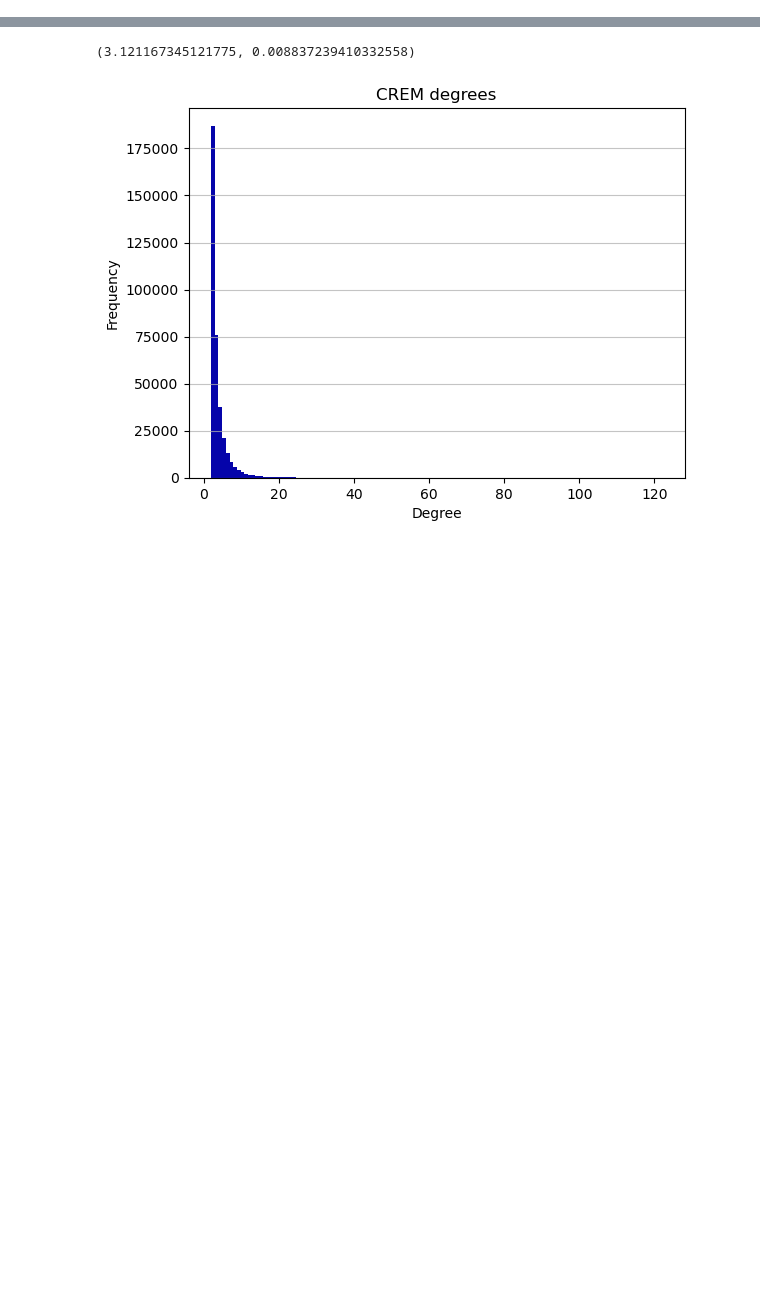
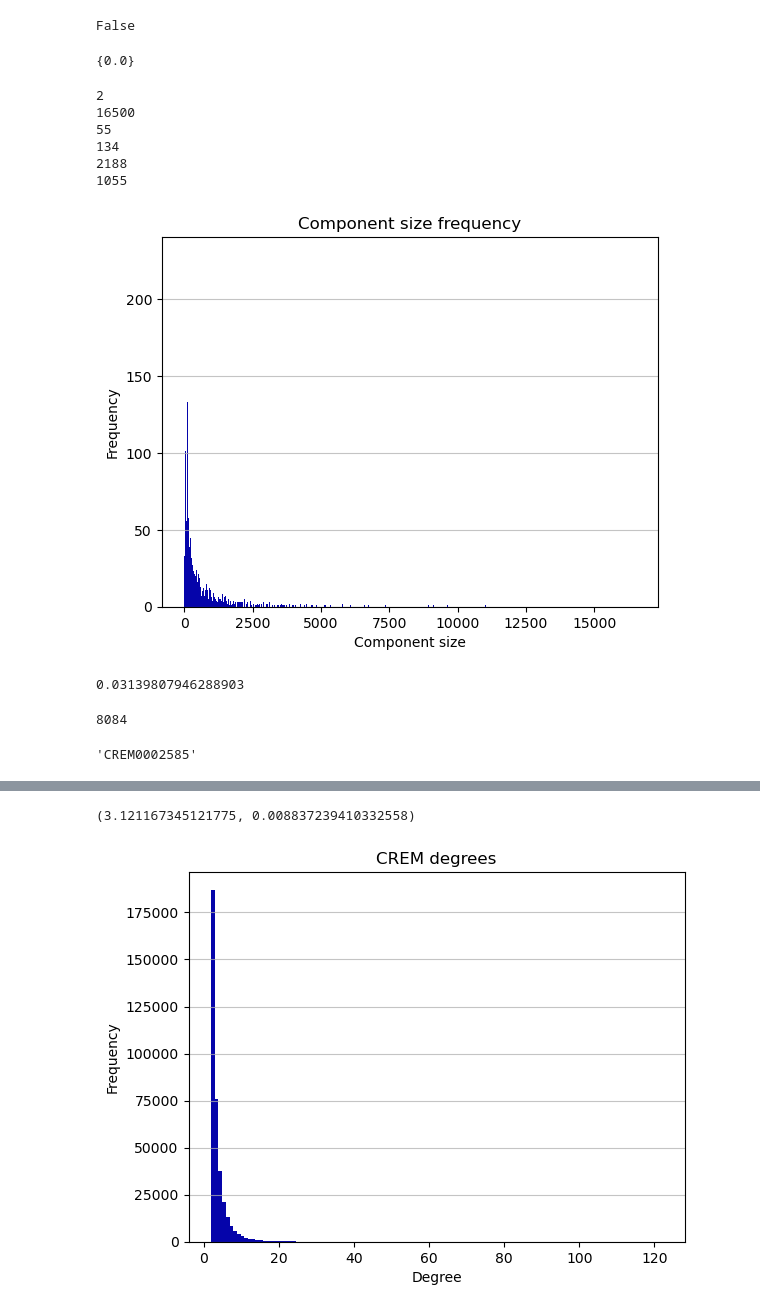
Before and after one commit to biomedbigdata/REMnet, a Jupyter notebook: networkAnalysis.ipynb, the cells around one changed output, grey strips where cells are left out. Drawn from its saved outputs; the diff is of its cells as text; code cells hidden in the pictures; blank space fills up the shorter version.

```diff
--- a/networkAnalysis.ipynb
+++ b/networkAnalysis.ipynb
@@ -36,0 +20,6 @@ len(e_set)
+# %%
+g.set_directed(False)
+# %%
+g.is_directed()
+# %% [output]
+False
@@ -36,0 +30,29 @@ len(e_set)
+# %%
+set(ec[2])
+# %% [output]
+{0.0}
+# %%
+comp, hist = label_components(g)
+# %%
+print(min(hist))
+print(max(hist))
+print(most_frequent(list(hist)))
+print(list(hist).count(55))
+print(len(set(comp)))
+print(len(set(hist)))
+# %% [output]
+2
+16500
+55
+134
+2188
+1055
+# %%
+plt.hist(list(hist), bins = 980,  color='#0504aa')
+plt.grid(axis='y', alpha=0.75)
+plt.xlabel('Component size')
+plt.ylabel('Frequency')
+plt.title('Component size frequency')
+plt.savefig("../data/figures/comp_size_freq.png")
+# %% [output]
+[figure, added]
@@ -36,0 +63,12 @@ len(e_set)
+# %%
+max(clc)
+# %% [output]
+0.03139807946288903
+# %%
+list(clc).index(0.03139807946288903)
+# %% [output]
+8084
+# %%
+u.vp.name[8084]
+# %% [output]
+'CREM0002585'
```
Also changed, not shown: parts of 16 cells of this notebook.
